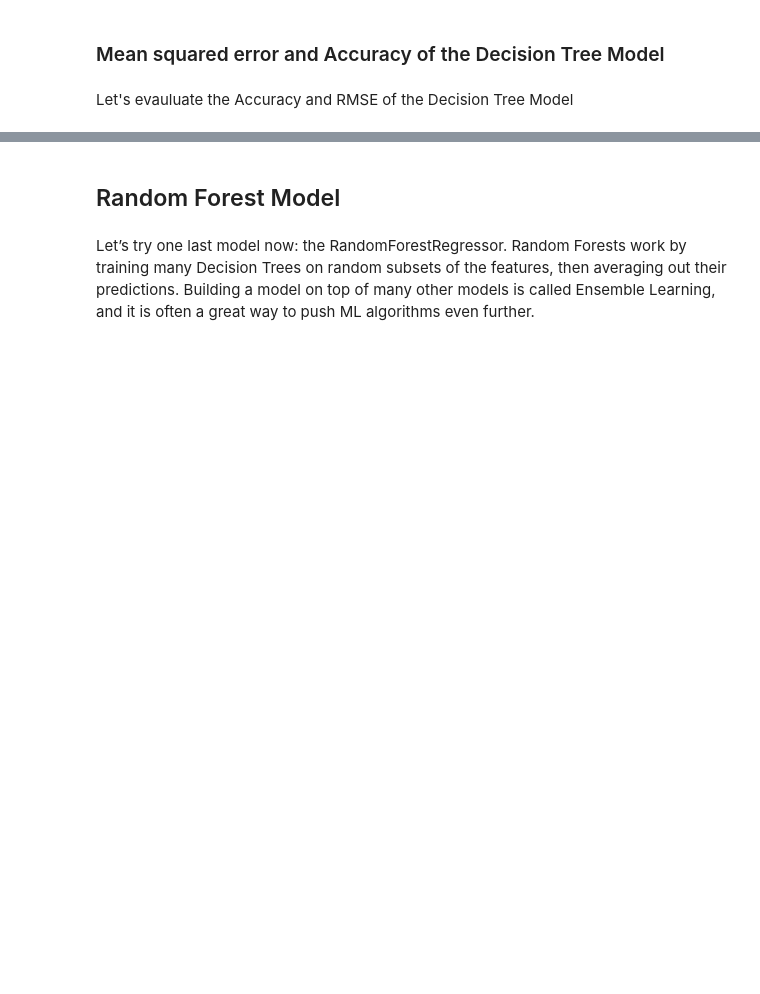
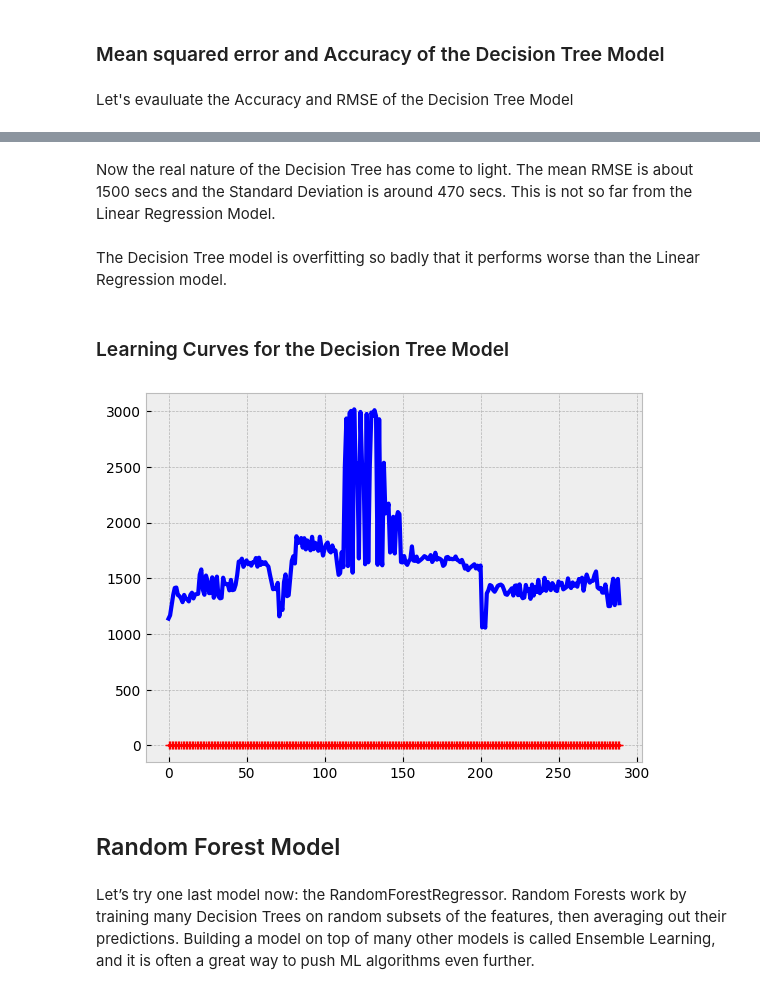
Before and after one commit to fabioantonini/strava-moving-time-regressor, a Jupyter notebook: strava-moving-time-estimator.ipynb, the cells around one changed output, grey strips where cells are left out. Cells and saved outputs as stored; diff of their text form; code cells hidden in the pictures; blank space fills up the shorter version.

```diff
--- a/strava-moving-time-estimator.ipynb
+++ b/strava-moving-time-estimator.ipynb
@@ -411,5 +750,6 @@ Let’s train a DecisionTreeRegressor. This is a powerful model, capable of find
 from sklearn.tree import DecisionTreeRegressor
 tree_reg = DecisionTreeRegressor()
 tree_reg_name = type(tree_reg).__name__
+models[tree_reg_name] = model_instance(tree_reg)
-# %%
-tree_reg.fit(strat_train_set, strat_train_set_labels)
+# %%
+models[tree_reg_name].model.fit(strat_train_set_norm, strat_train_set_labels)
@@ -473,3 +788,13 @@ export_graphviz(
+# %% [markdown]
+Now the real nature of the Decision Tree has come to light. The mean RMSE is about 1500 secs and the Standard Deviation is around 470 secs. This is not so far from the Linear Regression Model.
+# %% [markdown]
+The Decision Tree model is overfitting so badly that it performs worse than the Linear Regression model.
+# %% [markdown]
+### Learning Curves for the Decision Tree Model
+# %%
+models[tree_reg_name].plot_learning_curves(strat_train_set_norm, strat_train_set_labels.ravel())
+# %% [output]
+[figure, added]
 # %% [markdown]
 ## Random Forest Model
 # %% [markdown]
```
Also changed, not shown: parts of 151 cells of this notebook.
